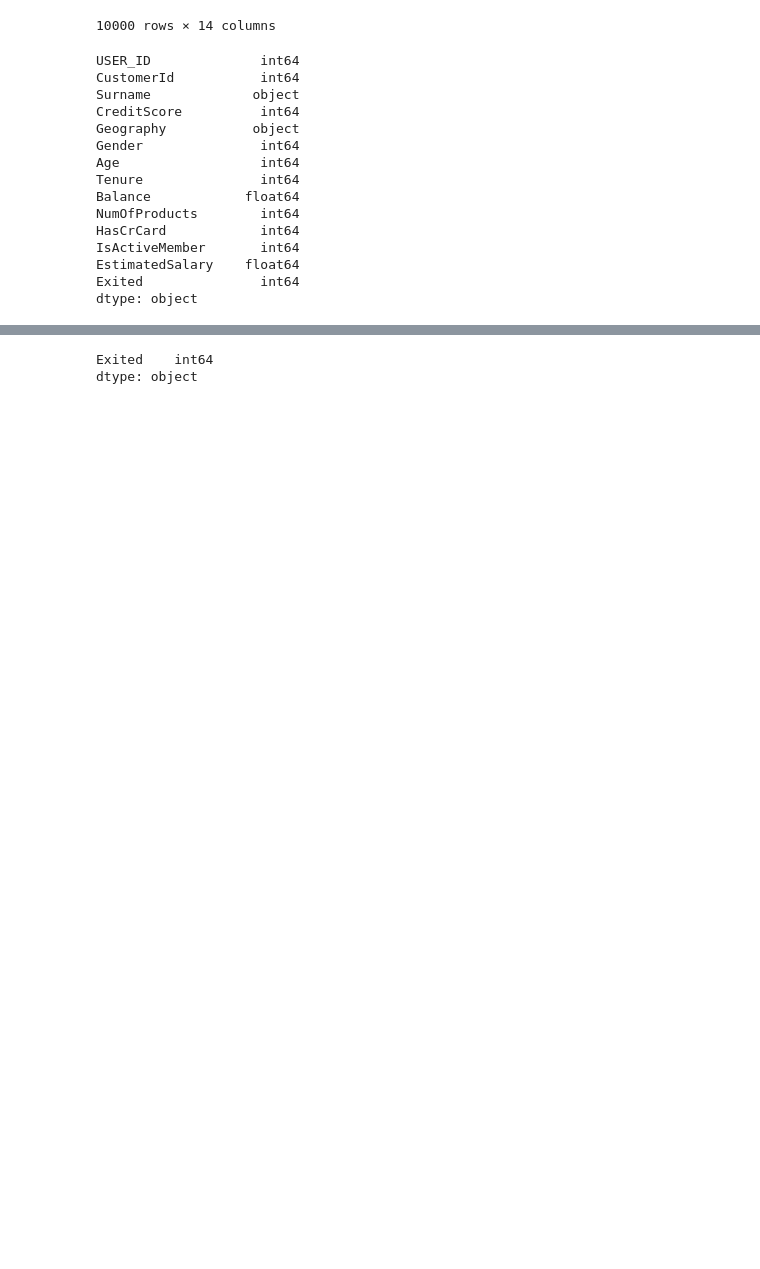
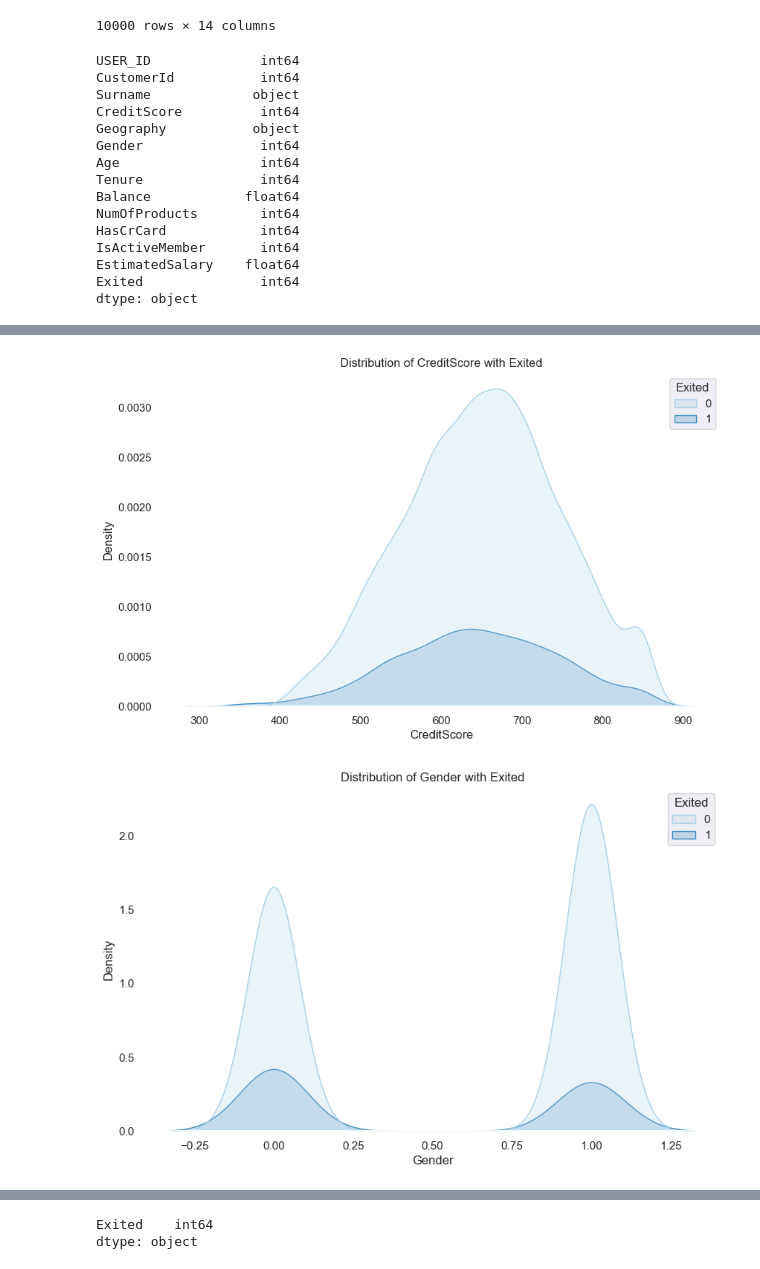
Before and after one commit to cricci3/featureStore, a Jupyter notebook: 0-create_fs.ipynb, the cells around one changed output, grey strips where cells are left out. Saved outputs shown, nothing was run; the diff lists cells and outputs as text; code cells hidden in the pictures; blank space fills up the shorter version.

```diff
--- a/0-create_fs.ipynb
+++ b/0-create_fs.ipynb
@@ -206,0 +229,18 @@ df.head()
+# %%
+for column in correlation_df.columns:
+    if column == 'Exited':
+        continue
+    else:
+        palette = "Blues"
+        plt.figure(figsize=(10, 6))
+
+        ax = plt.gca()
+        ax.set_facecolor('white')
+        ax.grid(True, linestyle='--', alpha=0.7)
+
+        sns.kdeplot(data=df, x=column, hue='Exited', fill=True, palette=palette)
+        plt.title(f'Distribution of {column} with Exited')
+        plt.show()
+# %% [output]
+[figure, added]
+[figure, added]
```
Also changed, not shown: parts of 17 cells of this notebook, 7 other files.
